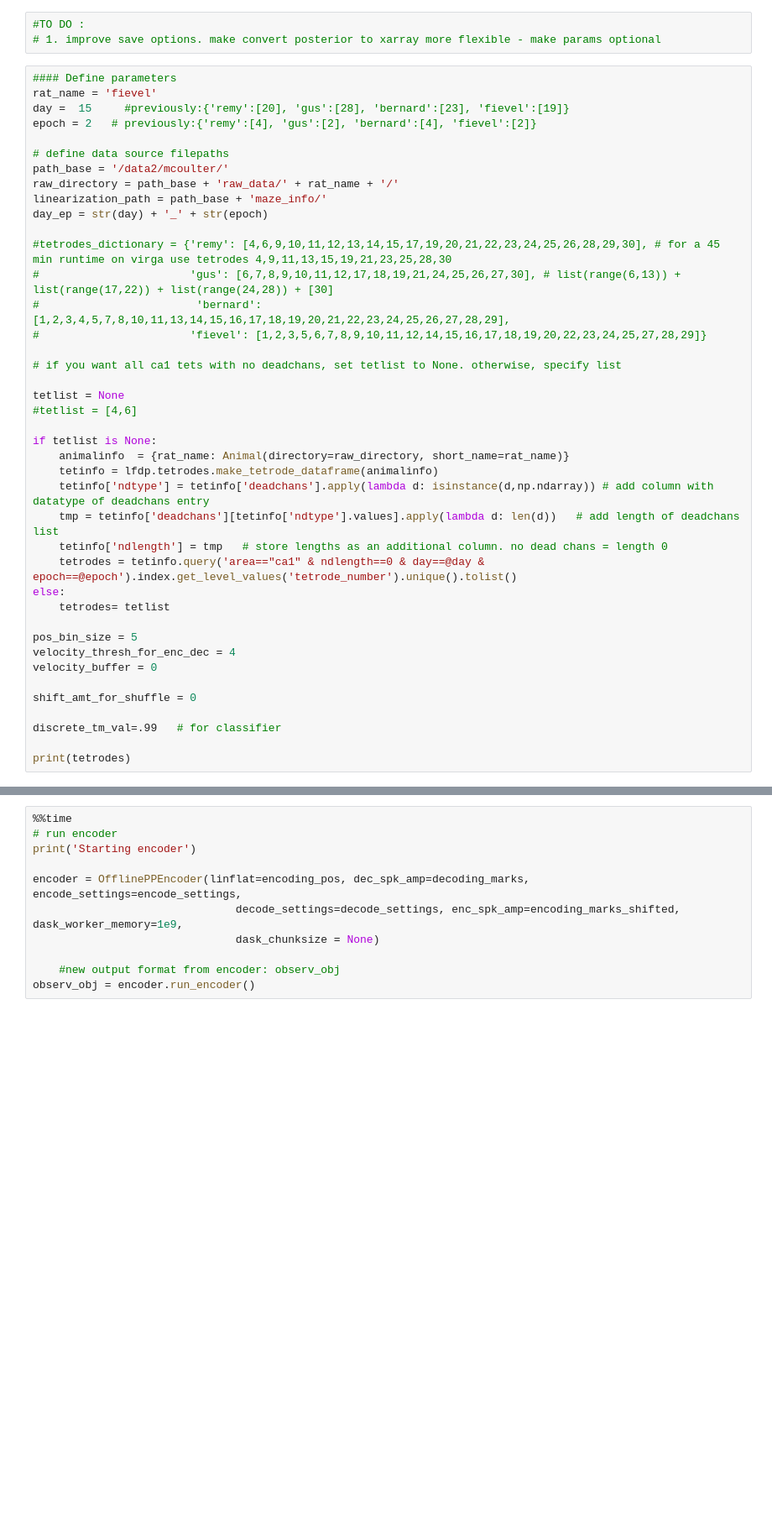
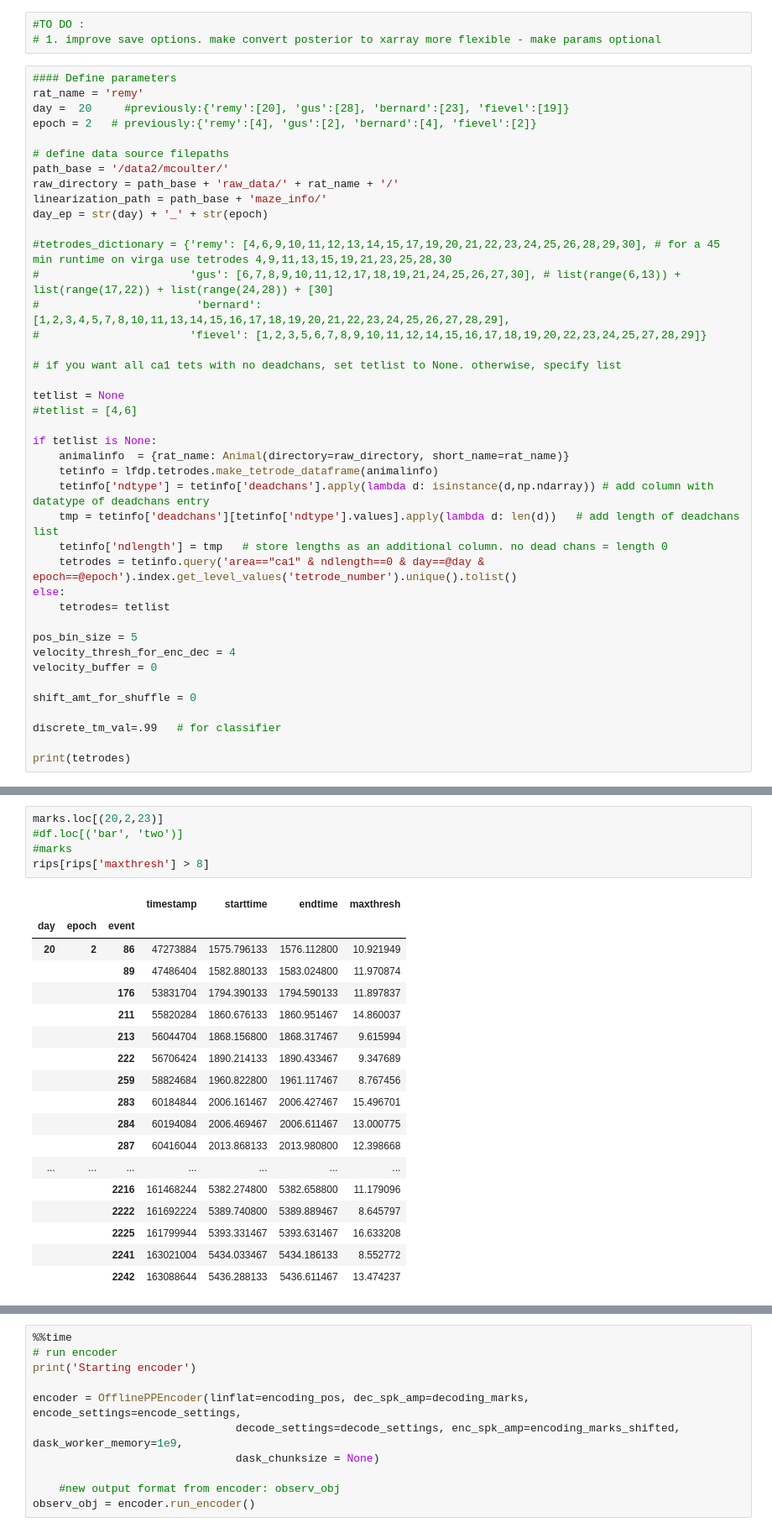
Before and after one commit to trevortknguyen/spykshrk_realtime, a Jupyter notebook: jupyter-notebooks/Decoding_functionalized.ipynb, the cells around one changed output, grey strips where cells are left out. Shown at 84% size. Saved outputs shown, nothing was run; the diff lists cells and outputs as text; blank space fills up the shorter version.

```diff
--- a/jupyter-notebooks/Decoding_functionalized.ipynb
+++ b/jupyter-notebooks/Decoding_functionalized.ipynb
@@ -32,8 +30,8 @@ The autoreload extension is already loaded. To reload it, use:
 # 1. improve save options. make convert posterior to xarray more flexible - make params optional
 # %%
 #### Define parameters
-rat_name = 'fievel'
-day =  15     #previously:{'remy':[20], 'gus':[28], 'bernard':[23], 'fievel':[19]}
+rat_name = 'remy'
+day =  20     #previously:{'remy':[20], 'gus':[28], 'bernard':[23], 'fievel':[19]}
 epoch = 2   # previously:{'remy':[4], 'gus':[2], 'bernard':[4], 'fievel':[2]}
 
 # define data source filepaths
@@ -136,0 +143,24 @@ NameError: name 'track_segment_ids' is not defined
+# %%
+marks.loc[(20,2,23)]
+#df.loc[('bar', 'two')]
+#marks
+rips[rips['maxthresh'] > 8]
+# %% [output]
+|  |  |  | timestamp | starttime | endtime | maxthresh |
+| day | epoch | event |  |  |  |  |
+| 20 | 2 | 86 | 47273884 | 1575.796133 | 1576.112800 | 10.921949 |
+|  |  | 89 | 47486404 | 1582.880133 | 1583.024800 | 11.970874 |
+|  |  | 176 | 53831704 | 1794.390133 | 1794.590133 | 11.897837 |
+|  |  | 211 | 55820284 | 1860.676133 | 1860.951467 | 14.860037 |
+|  |  | 213 | 56044704 | 1868.156800 | 1868.317467 | 9.615994 |
+|  |  | 222 | 56706424 | 1890.214133 | 1890.433467 | 9.347689 |
+|  |  | 259 | 58824684 | 1960.822800 | 1961.117467 | 8.767456 |
+|  |  | 283 | 60184844 | 2006.161467 | 2006.427467 | 15.496701 |
+|  |  | 284 | 60194084 | 2006.469467 | 2006.611467 | 13.000775 |
+|  |  | 287 | 60416044 | 2013.868133 | 2013.980800 | 12.398668 |
+| ... | ... | ... | ... | ... | ... | ... |
+|  |  | 2216 | 161468244 | 5382.274800 | 5382.658800 | 11.179096 |
+|  |  | 2222 | 161692224 | 5389.740800 | 5389.889467 | 8.645797 |
+|  |  | 2225 | 161799944 | 5393.331467 | 5393.631467 | 16.633208 |
+|  |  | 2241 | 163021004 | 5434.033467 | 5434.186133 | 8.552772 |
+|  |  | 2242 | 163088644 | 5436.288133 | 5436.611467 | 13.474237 |
```
Also changed, not shown: parts of 5 cells of this notebook, 5 other files.
